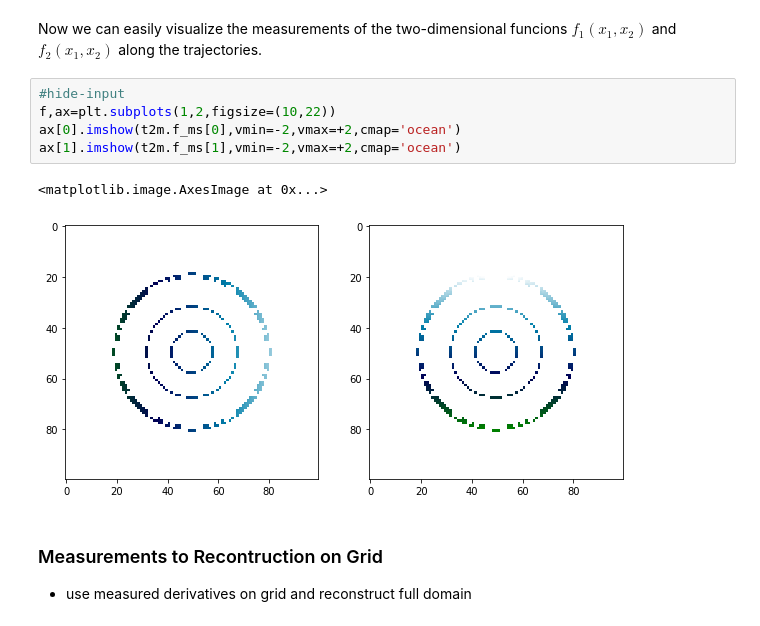
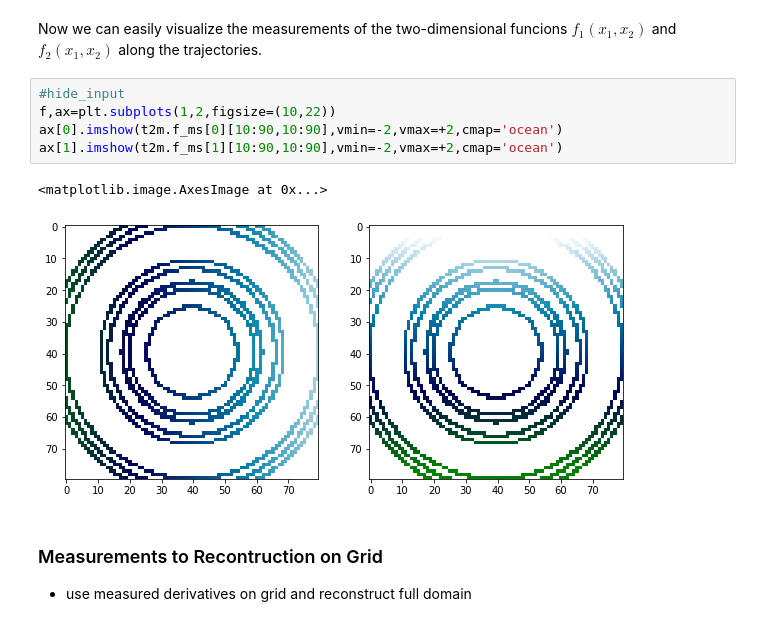
Before and after one commit to maimanuel/sparseodes, a Jupyter notebook: nbs/index.ipynb, the cells around one changed output. Saved outputs shown, nothing was run; the diff lists cells and outputs as text.

```diff
--- a/nbs/index.ipynb
+++ b/nbs/index.ipynb
@@ -109,13 +107,13 @@ t2m = traj_2_measurement(traj,time)
 # %% [markdown]
 Now we can easily visualize the measurements of the two-dimensional funcions $f_1(x_1,x_2)$ and $f_2(x_1,x_2)$ along the trajectories.
 # %%
-#hide-input
+#hide_input
 f,ax=plt.subplots(1,2,figsize=(10,22))
-ax[0].imshow(t2m.f_ms[0],vmin=-2,vmax=+2,cmap='ocean')
-ax[1].imshow(t2m.f_ms[1],vmin=-2,vmax=+2,cmap='ocean')
+ax[0].imshow(t2m.f_ms[0][10:90,10:90],vmin=-2,vmax=+2,cmap='ocean')
+ax[1].imshow(t2m.f_ms[1][10:90,10:90],vmin=-2,vmax=+2,cmap='ocean')
 # %% [output]
 <matplotlib.image.AxesImage at 0x...>
-[figure, old version]
+[figure, new version]
 # %% [markdown]
 ### Measurements to Recontruction on Grid
 * use measured derivatives on grid and reconstruct full domain
```
Also changed, not shown: parts of 3 cells of this notebook, 6 other files.
